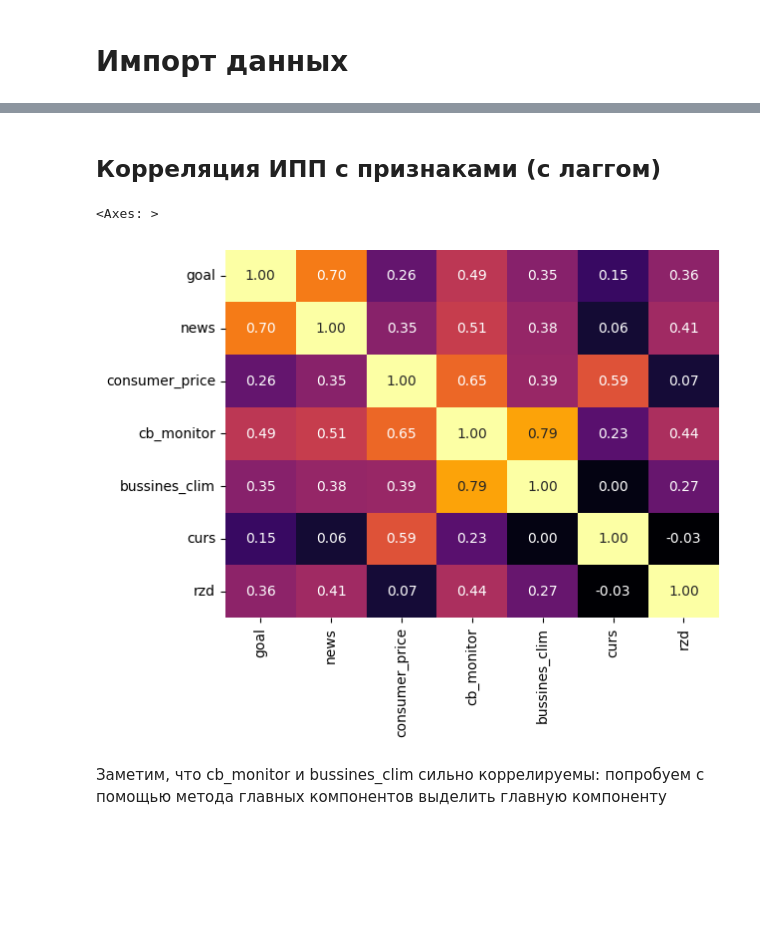
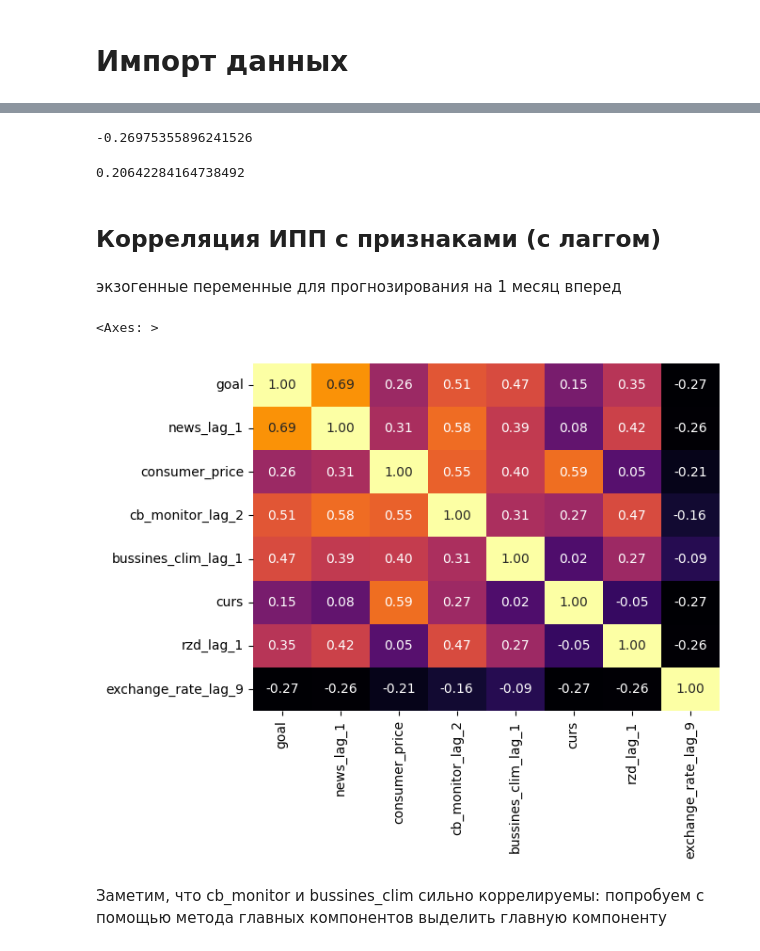
Before and after one commit to MishaAnikutin/regression-for-vavt, a Jupyter notebook: research/Индекс промышленного производства + CatBoost.ipynb, the cells around one changed output, grey strips where cells are left out. Saved outputs shown, nothing was run; the diff lists cells and outputs as text; code cells hidden in the pictures; blank space fills up the shorter version.

Commit message:
Добавил ключевую ставку, написал модель для 1 и 2 месяцев

```diff
--- a/research/Индекс промышленного производства + CatBoost.ipynb
+++ b/research/Индекс промышленного производства + CatBoost.ipynb
@@ -48,7 +48,7 @@ import seaborn as sns
 # %% [markdown]
 # Импорт данных
 # %%
-df = pd.read_csv('.././data/preprocessed_ipp_factors.csv')
+df = pd.read_csv('../data/preprocessed_ipp_factors.csv', index_col='Unnamed: 0')
 
 df.date = pd.to_datetime(df.date).dt.date
 # %%
@@ -80,6 +81,10 @@ for i in range(1, 3 + 1):
     df[f'bussines_clim_lag_{i}'] = df['bussines_clim'].shift(i)
     df[f'cb_monitor_lag_{i}'] = df['cb_monitor'].shift(i)
     df[f'rzd_lag_{i}'] = df['rzd'].shift(i)
+    # df[f'exchange_rate_lag_{i}'] = df['exchange_rate'].shift(i)
+df[f'exchange_rate_lag_8'] = df['exchange_rate'].shift(9)
+df[f'exchange_rate_lag_9'] = df['exchange_rate'].shift(9)
+df[f'exchange_rate_lag_10'] = df['exchange_rate'].shift(9)
 
 df = df.fillna(method='pad')
 # %%
@@ -93,2 +117,16 @@ df.head(3)
+# %%
+# Лаг в 9 месяцев
+df['exchange_rate']\
+    .shift(9)\
+    .corr(df.goal)
+# %% [output]
+-0.26975355896241526
+# %%
+# Лаг в 2 года
+df['exchange_rate']\
+    .shift(24)\
+    .corr(df.goal)
+# %% [output]
+0.20642284164738492
 # %% [markdown]
 ## Корреляция ИПП с признаками (с лаггом)
@@ -97,16 +133,18 @@ corr_matrix =  df[['goal'] + exog_var].corr()
+# %% [markdown]
+экзогенные переменные для прогнозирования на 1 месяц вперед
+# %%
+exog_var = ['news_lag_1', 'consumer_price', 'cb_monitor_lag_2', 'bussines_clim_lag_1', 'curs', 'rzd_lag_1', 'exchange_rate_lag_9']
 # %%
-# fig, ax = plt.subplots(figsize=(6, 6), dpi=200)
-
 sns.heatmap(
-    df.iloc[:, 1:8].corr(),
+    df[['goal'] + exog_var].corr(),
     fmt=".2f",
     # ax=ax,
     annot=True,
     cmap='inferno',
     cbar=False
 )
 # %% [output]
 <Axes: >
-[figure, old version]
+[figure, new version]
 # %% [markdown]
 Заметим, что cb_monitor и bussines_clim сильно коррелируемы: попробуем с помощью метода главных компонентов выделить главную компоненту
```
Also changed, not shown: parts of 41 cells of this notebook, 7 other files.
